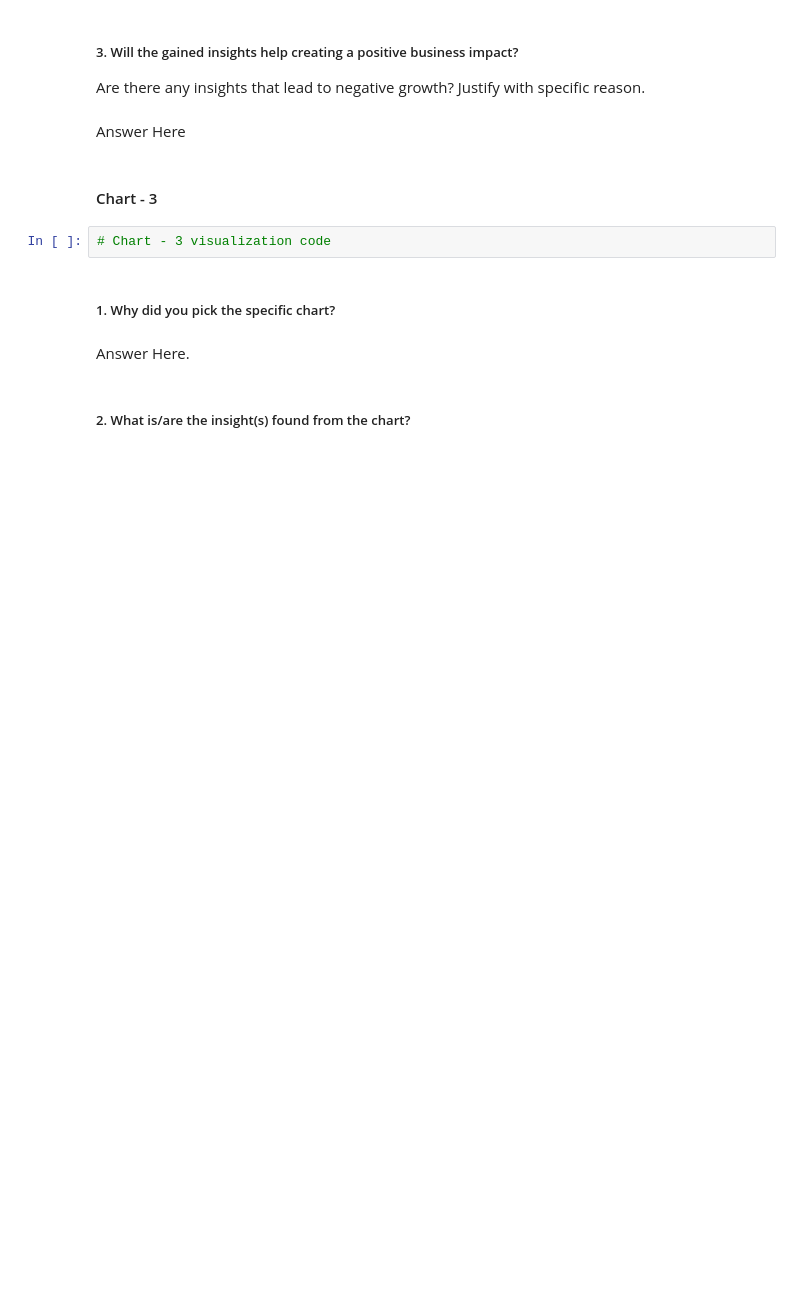
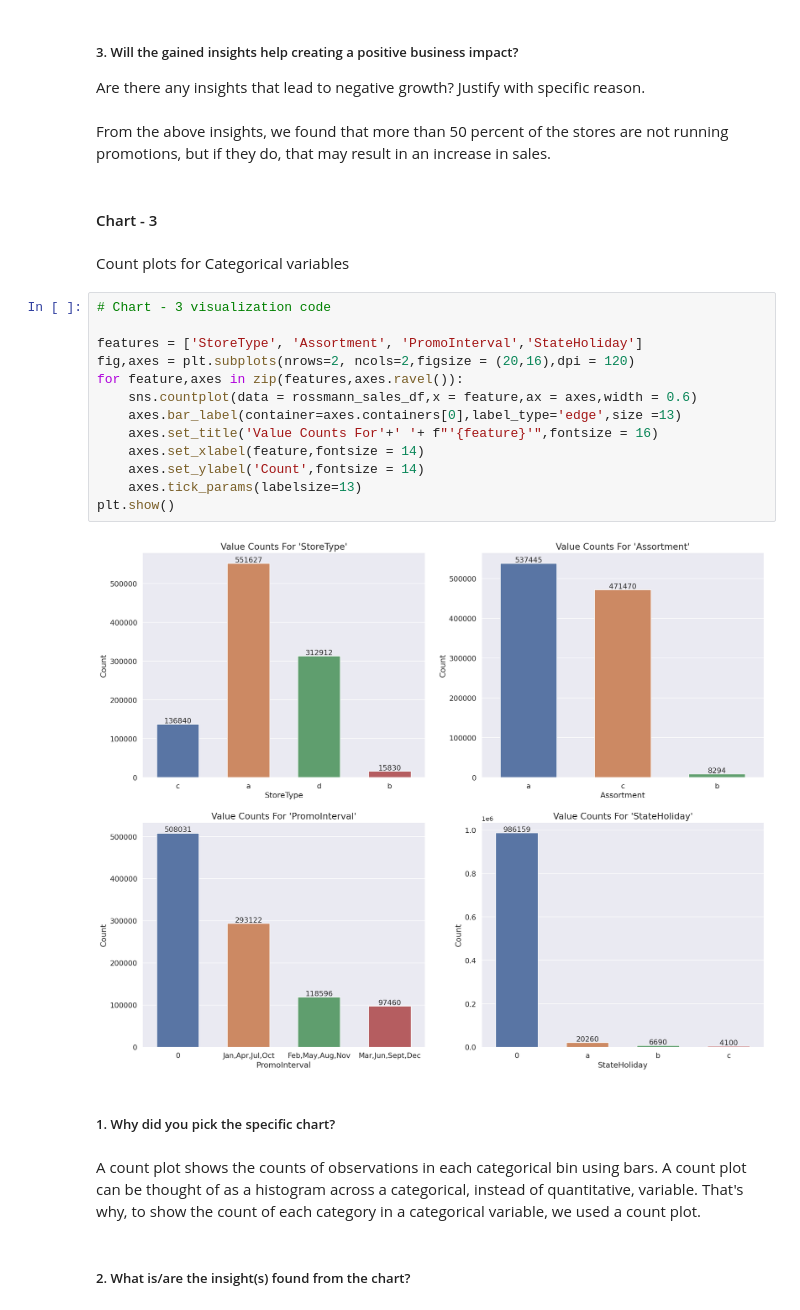
Before and after one commit to abhijain1216/Retail-Sales-Prediction-Regression-Project, a Jupyter notebook: Retail_Sales_Prediction_Regression_Project.ipynb, the cells around one changed output. Saved outputs shown, nothing was run; the diff lists cells and outputs as text; blank space fills up the shorter version.

```diff
--- a/Retail_Sales_Prediction_Regression_Project.ipynb
+++ b/Retail_Sales_Prediction_Regression_Project.ipynb
@@ -681,15 +697,30 @@ Answer Here
 # %% [markdown]
 ##### 3. Will the gained insights help creating a positive business impact?
 Are there any insights that lead to negative growth? Justify with specific reason.
-# %% [markdown]
-Answer Here
+# %% [markdown]
+From the above insights, we found that more than 50 percent of the stores are not running promotions, but if they do, that may result in an increase in sales.
 # %% [markdown]
 #### Chart - 3
-# %%
-# Chart - 3 visualization code
+# %% [markdown]
+Count plots for Categorical variables
+# %%
+# Chart - 3 visualization code
+
+features = ['StoreType', 'Assortment', 'PromoInterval','StateHoliday']
+fig,axes = plt.subplots(nrows=2, ncols=2,figsize = (20,16),dpi = 120)
+for feature,axes in zip(features,axes.ravel()):
+    sns.countplot(data = rossmann_sales_df,x = feature,ax = axes,width = 0.6)
+    axes.bar_label(container=axes.containers[0],label_type='edge',size =13)
+    axes.set_title('Value Counts For'+' '+ f"'{feature}'",fontsize = 16)
+    axes.set_xlabel(feature,fontsize = 14)
+    axes.set_ylabel('Count',fontsize = 14)
+    axes.tick_params(labelsize=13)
+plt.show()
+# %% [output]
+[figure, added]
 # %% [markdown]
 ##### 1. Why did you pick the specific chart?
-# %% [markdown]
-Answer Here.
+# %% [markdown]
+A count plot shows the counts of observations in each categorical bin using bars. A count plot can be thought of as a histogram across a categorical, instead of quantitative, variable. That's why, to show the count of each category in a categorical variable, we used a count plot.
 # %% [markdown]
 ##### 2. What is/are the insight(s) found from the chart?
```
Also changed, not shown: parts of 34 cells of this notebook.
